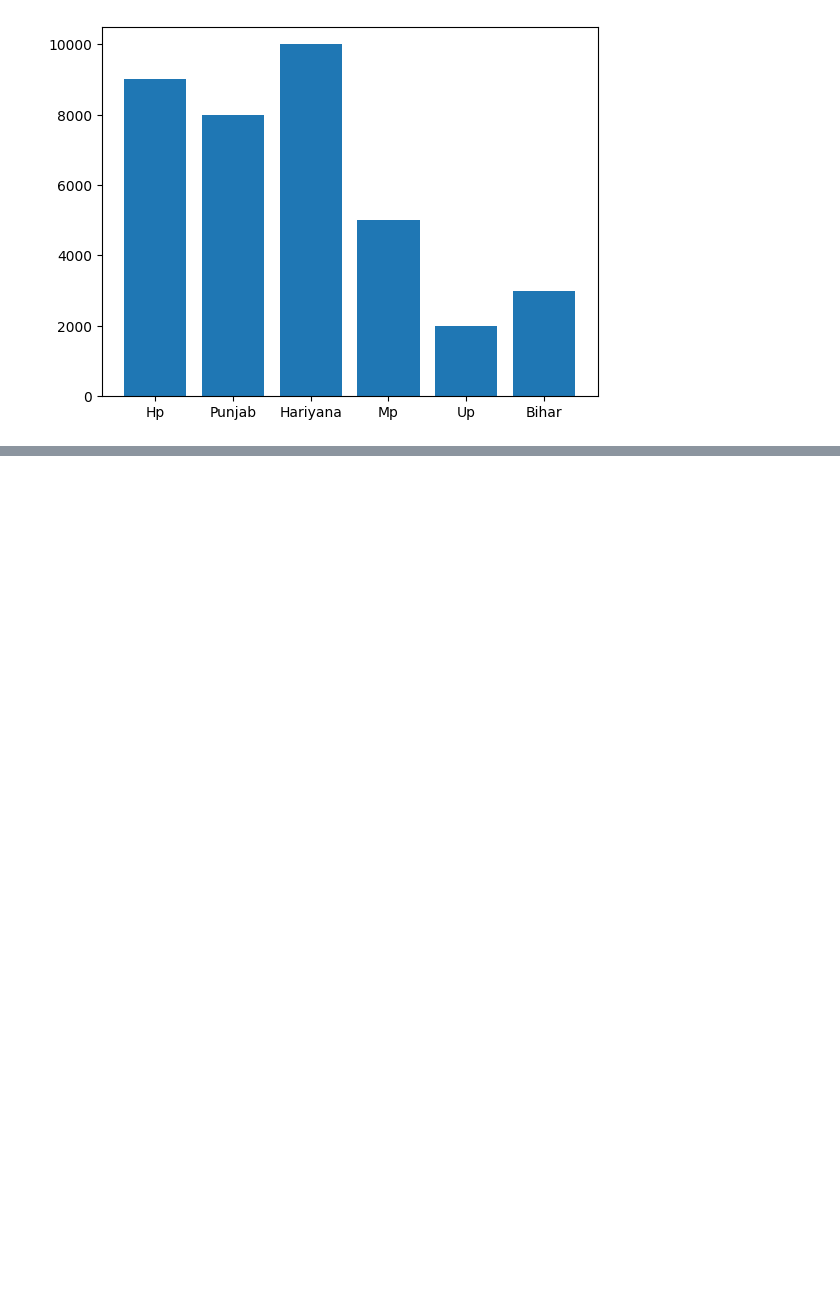
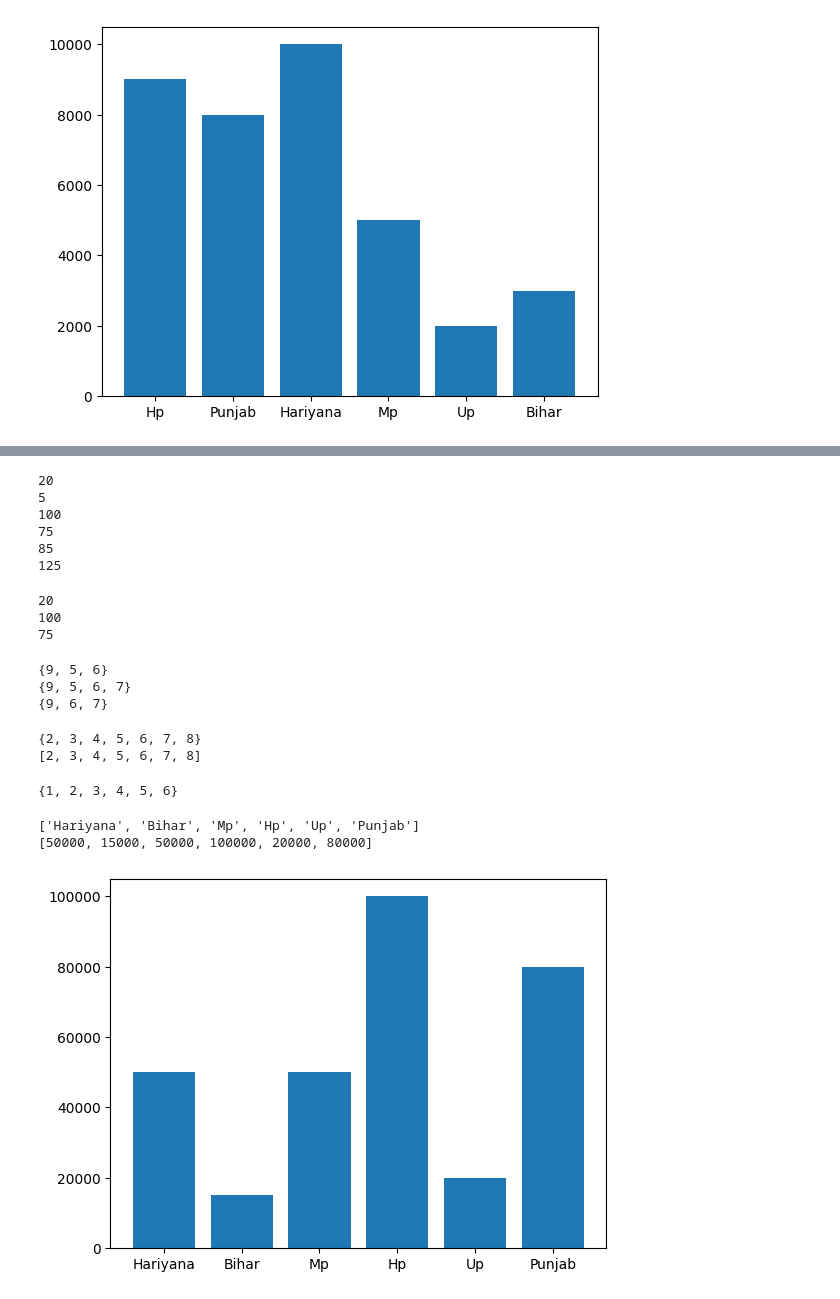
Before and after one commit to nidhisharma57350-ops/python, a Jupyter notebook: python(6).ipynb, the cells around one changed output, grey strips where cells are left out. Cells and saved outputs as stored; diff of their text form; code cells hidden in the pictures; blank space fills up the shorter version.

```diff
--- a/python(6).ipynb
+++ b/python(6).ipynb
@@ -502,0 +802,5 @@ plt.show()
+# %%
+a=(20,5,100,75,85,125)
+for i in a:
+  if i%5==0 and i%20==0:
+     print(i)
@@ -502,0 +810,73 @@ plt.show()
+# %%
+a=(20,5,100,75,85,125)
+for i in a:
+  if i%
+# %%
+a=(20,5,100,75,85,125)
+for i in a:
+  if i%5==0 or i%20==0:
+    print(i)
+# %% [output]
+20
+5
+100
+75
+85
+125
+# %%
+a=(20,5,100,75,85,125)
+for i in a:
+  if i%5==0 and i%20==0 or i%15==0:
+    print(i)
+# %% [output]
+20
+100
+75
+# %%
+a={5,6,9}
+print(a)
+a.add(7)
+print(a)
+a.remove(5)
+print(a)
+# %% [output]
+{9, 5, 6}
+{9, 5, 6, 7}
+{9, 6, 7}
+# %%
+a=[3,4,6,7,3,2,4,5,6,7,8]
+b=set(a)
+print(b)
+c=list(b)
+print(c)
+# %% [output]
+{2, 3, 4, 5, 6, 7, 8}
+[2, 3, 4, 5, 6, 7, 8]
+# %%
+a={3,4,5,2,6,1}
+print(a)
+# %% [output]
+{1, 2, 3, 4, 5, 6}
+# %%
+customers_name=["Mohit","Rajesh","Manish","Komal","Nidhi","Manish","Gourav","kritika","Lalit","Sunidhi"]
+states=["Hp","Punjab","Hariyana","Hp","Punjab","Mp","Hp","Up","Bihar","Hariyana"]
+products=["mobile","ac","mobile","led","mobile","led","ac","refrigrator","mobile","led"]
+genders=["male","male","male","female","female","male","male","female","male","female"]
+amount=[10000,40000,20000,30000,40000,50000,60000,20000,15000,30000]
+unique_states=set(states)
+list_unique_states=list(unique_states)
+state_wise_sale=[]
+for i in list_unique_states:
+    state_wise_sale.append(0)
+for i in range(len(states)):
+  index=list_unique_states.index(states[i])
+  state_wise_sale[index]=state_wise_sale[index]+amount[i]
+print(list_unique_states)
+print(state_wise_sale)
+import matplotlib.pyplot as plt
+plt.bar(list_unique_states,state_wise_sale)
+plt.show()
+# %% [output]
+['Hariyana', 'Bihar', 'Mp', 'Hp', 'Up', 'Punjab']
+[50000, 15000, 50000, 100000, 20000, 80000]
+[figure, added]
```
Also changed, not shown: parts of 94 cells of this notebook.
